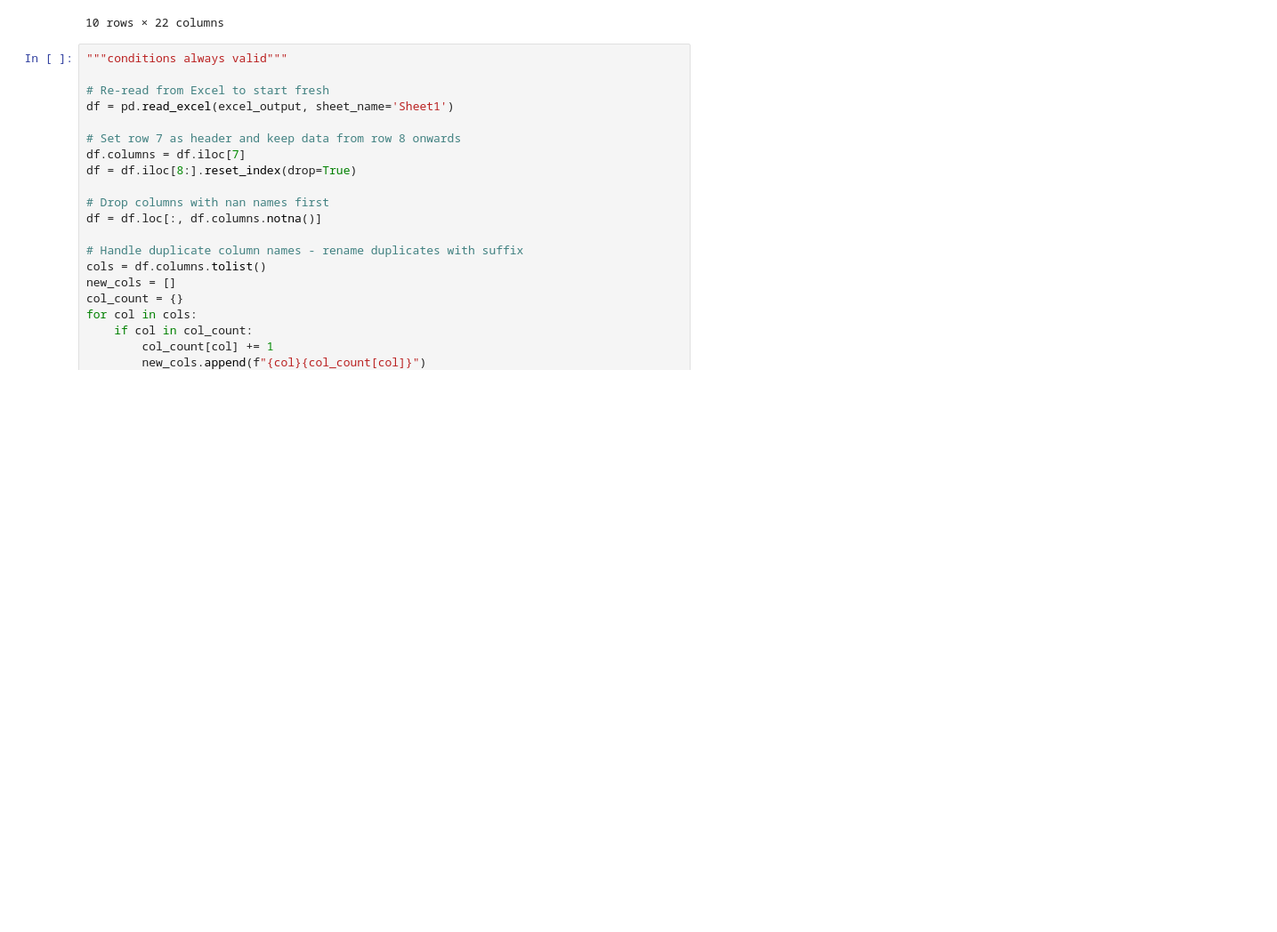
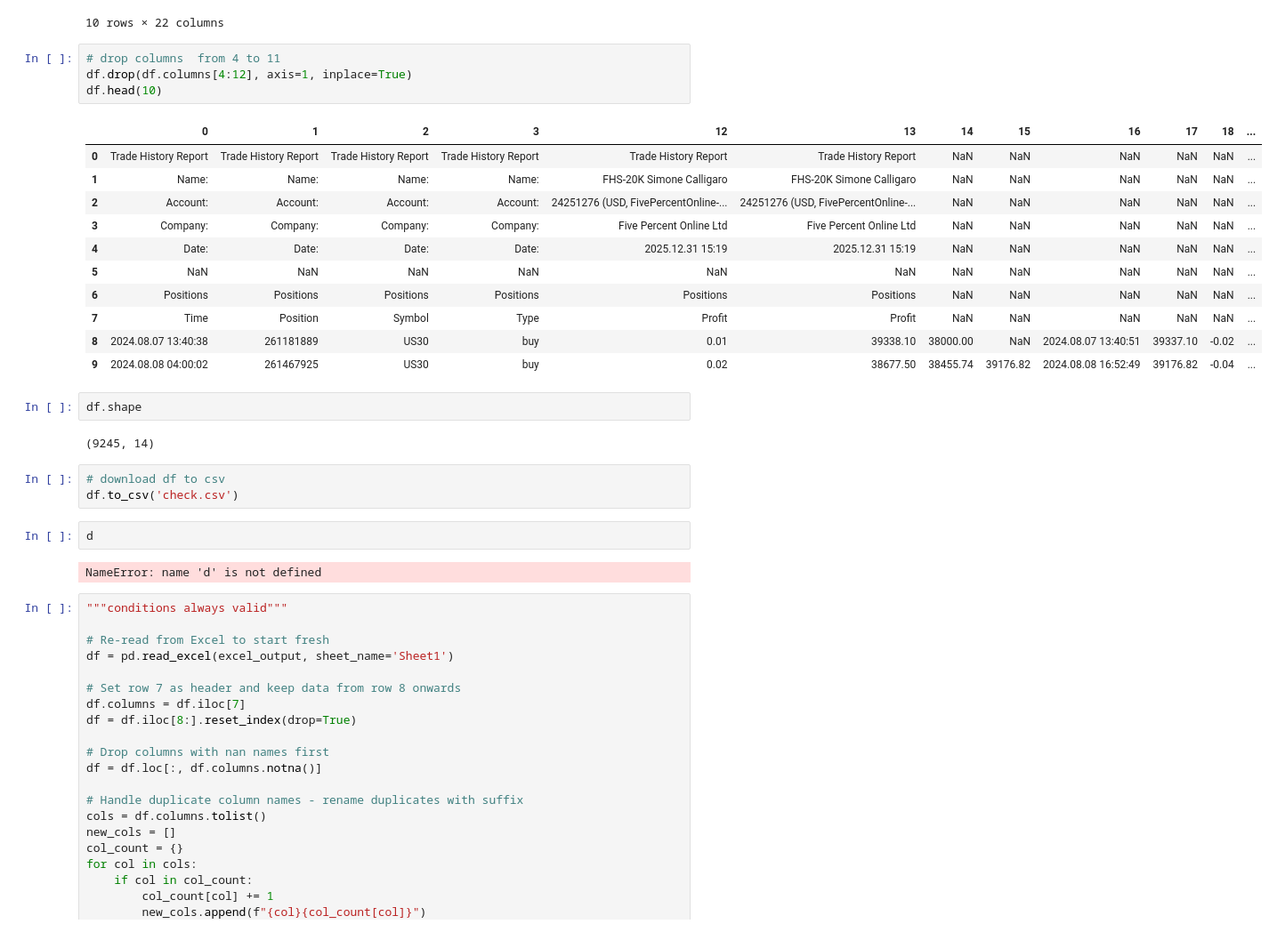
Before and after one commit to scimmione1/converter, a Jupyter notebook: 01_convert_mt4_html_detailed_statement_to_clean_excel.ipynb, the cells around one changed output. Shown at 89% size. Saved outputs shown, nothing was run; the diff lists cells and outputs as text; blank space fills up the shorter version.

```diff
--- a/01_convert_mt4_html_detailed_statement_to_clean_excel.ipynb
+++ b/01_convert_mt4_html_detailed_statement_to_clean_excel.ipynb
@@ -91,6 +91,33 @@ df.head(10)
 | 8 | 2024.08.07 13:40:38 | 261181889 | US30 | buy | NaN | NaN | NaN | NaN | NaN | NaN | ... | ... |
 | 9 | 2024.08.08 04:00:02 | 261467925 | US30 | buy | 505028 | 505028 | 505028 | 505028 | 505028 | 505028 | ... | ... |
 10 rows × 22 columns
+# %%
+# drop columns  from 4 to 11
+df.drop(df.columns[4:12], axis=1, inplace=True)
+df.head(10)
+# %% [output]
+|  | 0 | 1 | 2 | 3 | 12 | 13 | 14 | 15 | 16 | 17 | 18 | ... |
+| 0 | Trade History Report | Trade History Report | Trade History Report | Trade History Report | Trade History Report | Trade History Report | NaN | NaN | NaN | NaN | NaN | ... |
+| 1 | Name: | Name: | Name: | Name: | FHS-20K Simone Calligaro | FHS-20K Simone Calligaro | NaN | NaN | NaN | NaN | NaN | ... |
+| 2 | Account: | Account: | Account: | Account: | 24251276 (USD, FivePercentOnline-... | 24251276 (USD, FivePercentOnline-... | NaN | NaN | NaN | NaN | NaN | ... |
+| 3 | Company: | Company: | Company: | Company: | Five Percent Online Ltd | Five Percent Online Ltd | NaN | NaN | NaN | NaN | NaN | ... |
+| 4 | Date: | Date: | Date: | Date: | 2025.12.31 15:19 | 2025.12.31 15:19 | NaN | NaN | NaN | NaN | NaN | ... |
+| 5 | NaN | NaN | NaN | NaN | NaN | NaN | NaN | NaN | NaN | NaN | NaN | ... |
+| 6 | Positions | Positions | Positions | Positions | Positions | Positions | NaN | NaN | NaN | NaN | NaN | ... |
+| 7 | Time | Position | Symbol | Type | Profit | Profit | NaN | NaN | NaN | NaN | NaN | ... |
+| 8 | 2024.08.07 13:40:38 | 261181889 | US30 | buy | 0.01 | 39338.10 | 38000.00 | NaN | 2024.08.07 13:40:51 | 39337.10 | -0.02 | ... |
+| 9 | 2024.08.08 04:00:02 | 261467925 | US30 | buy | 0.02 | 38677.50 | 38455.74 | 39176.82 | 2024.08.08 16:52:49 | 39176.82 | -0.04 | ... |
+# %%
+df.shape
+# %% [output]
+(9245, 14)
+# %%
+# download df to csv
+df.to_csv('check.csv')
+# %%
+d
+# %% [output]
+NameError: name 'd' is not defined
 # %%
 """conditions always valid"""
 
```
Also changed, not shown: parts of 6 cells of this notebook, 1 other file.
